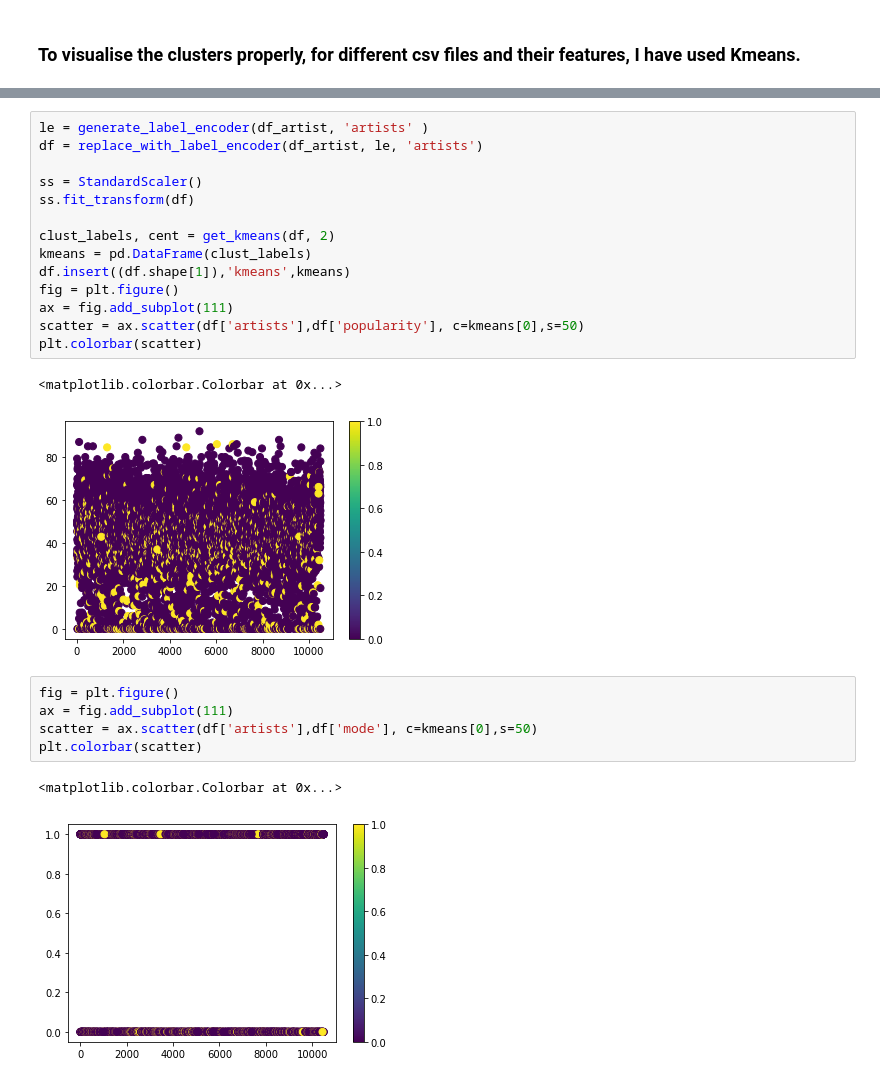
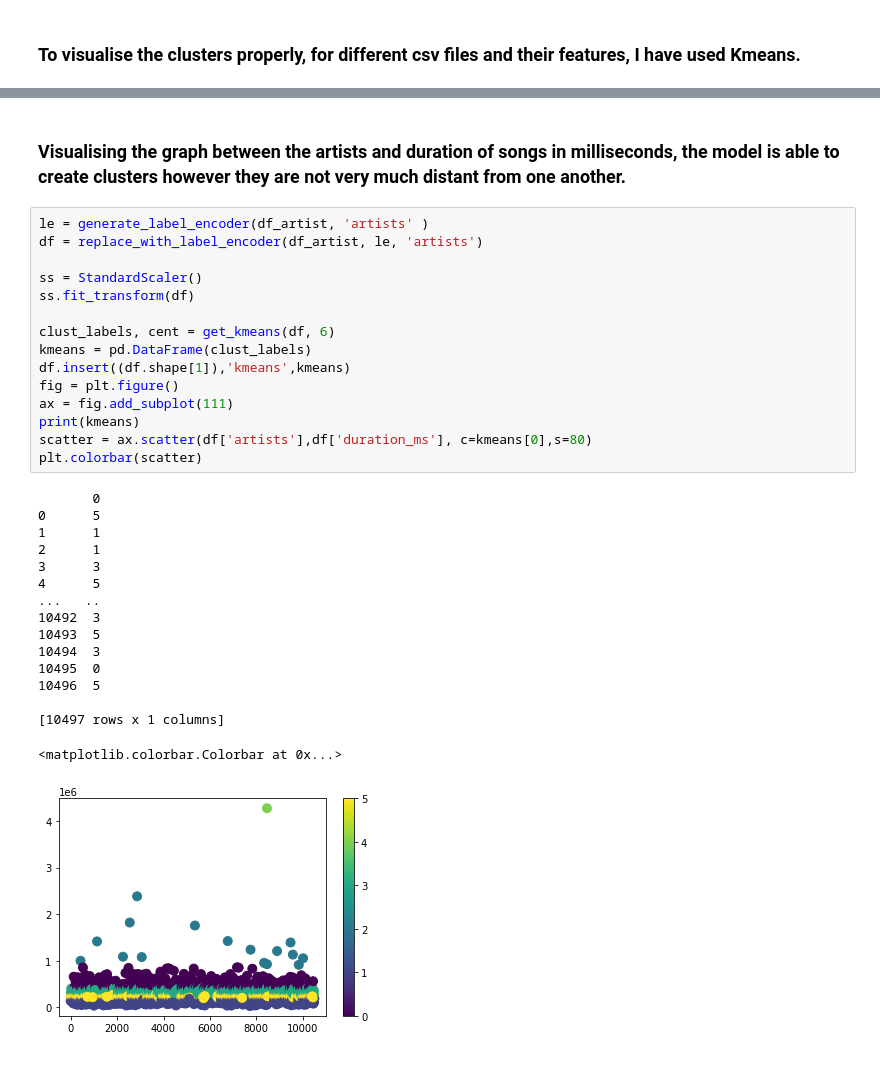
Before and after one commit to AninditaGuha98/Spotify-Recommendation-System, a Jupyter notebook: Programming Modules/visualisations.ipynb, the cells around one changed output, grey strips where cells are left out. Drawn from its saved outputs; the diff is of its cells as text.

```diff
--- a/Programming Modules/visualisations.ipynb
+++ b/Programming Modules/visualisations.ipynb
@@ -49,28 +74,37 @@ def get_kmeans(df, n_clusters, score_metric ='euclidean'):
+# %% [markdown]
+### Visualising the graph between the artists and duration of songs in milliseconds, the model is able to create clusters however they are not very much distant from one another.
 # %%
 le = generate_label_encoder(df_artist, 'artists' )
 df = replace_with_label_encoder(df_artist, le, 'artists')
 
 ss = StandardScaler()
 ss.fit_transform(df)
 
-clust_labels, cent = get_kmeans(df, 2)
+clust_labels, cent = get_kmeans(df, 6)
 kmeans = pd.DataFrame(clust_labels)
 df.insert((df.shape[1]),'kmeans',kmeans)
 fig = plt.figure()
 ax = fig.add_subplot(111)
-scatter = ax.scatter(df['artists'],df['popularity'], c=kmeans[0],s=50)
+print(kmeans)
+scatter = ax.scatter(df['artists'],df['duration_ms'], c=kmeans[0],s=80)
 plt.colorbar(scatter)
 # %% [output]
-<matplotlib.colorbar.Colorbar at 0x...>
+       0
+0      5
+1      1
+2      1
+3      3
+4      5
+...   ..
+10492  3
+10493  5
+10494  3
+10495  0
+10496  5
+
+[10497 rows x 1 columns]
+<matplotlib.colorbar.Colorbar at 0x...>
-[figure, old version]
+[figure, new version]
-# %%
-fig = plt.figure()
-ax = fig.add_subplot(111)
-scatter = ax.scatter(df['artists'],df['mode'], c=kmeans[0],s=50)
-plt.colorbar(scatter)
-# %% [output]
-<matplotlib.colorbar.Colorbar at 0x...>
-[figure, removed]
 # %%
 le_genre = generate_label_encoder(df_genres, 'genres' )
 df_gen = replace_with_label_encoder(df_genres, le_genre, 'genres')
```
Also changed, not shown: parts of 13 cells of this notebook, 1 other file.
